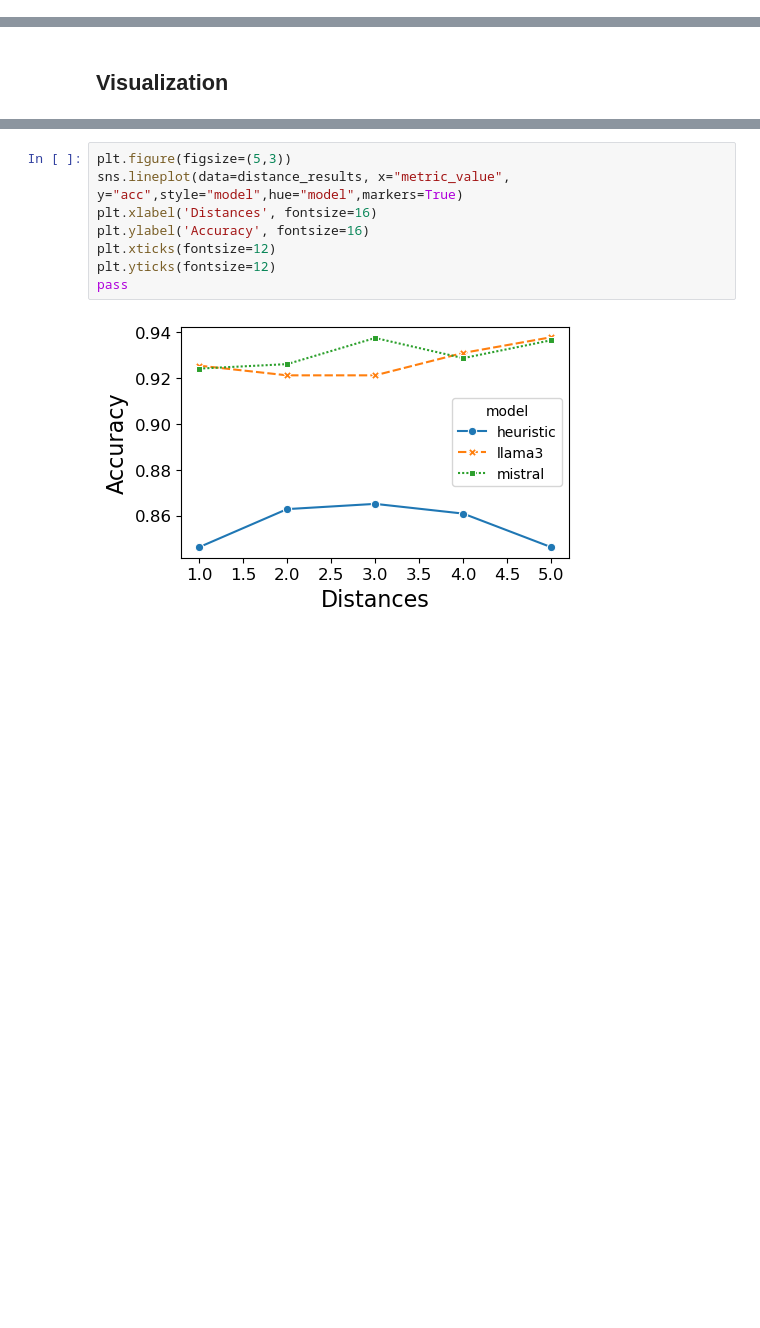
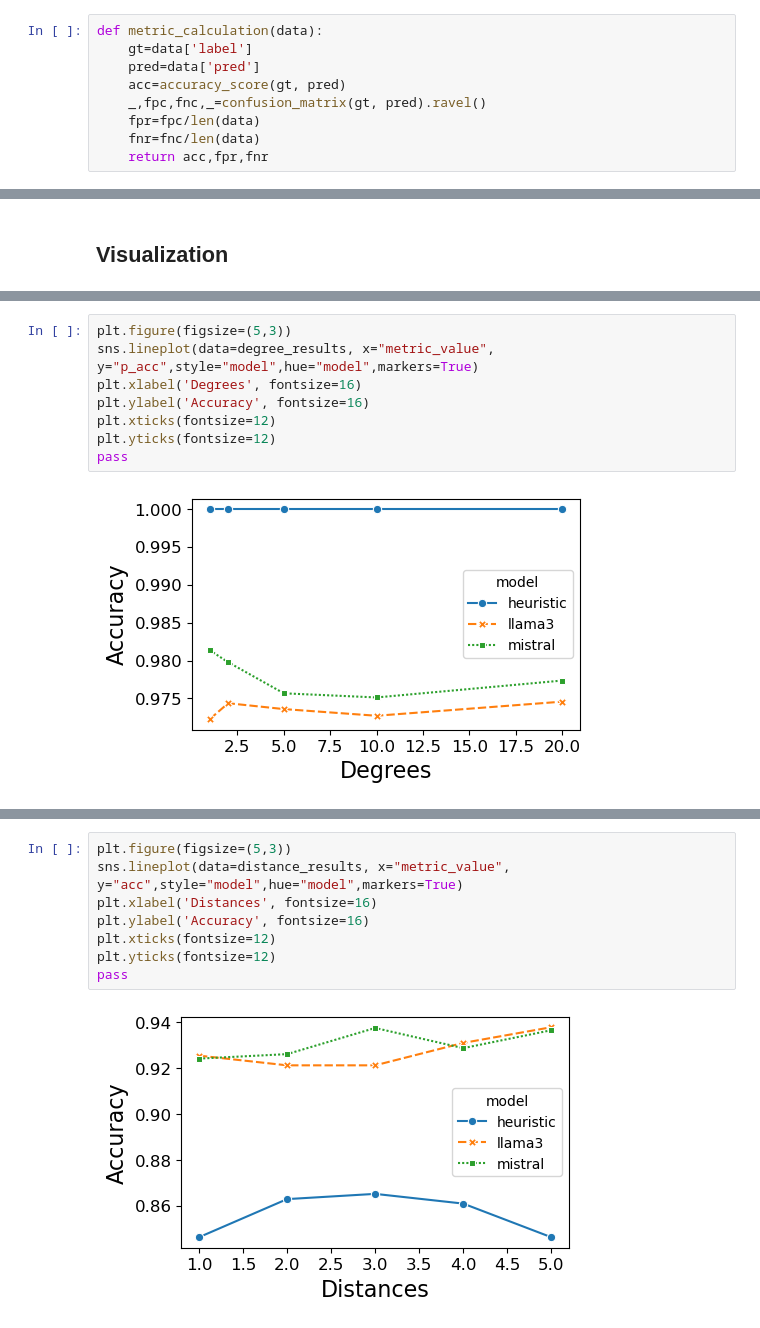
Before and after one commit to BeanHam/2024-spatial-data-integration, a Jupyter notebook: inference_results/inference_results.ipynb, the cells around one changed output, grey strips where cells are left out. Cells and saved outputs as stored; diff of their text form; blank space fills up the shorter version.

```diff
--- a/inference_results/inference_results.ipynb
+++ b/inference_results/inference_results.ipynb
@@ -8 +25,10 @@ from sklearn.metrics import accuracy_score, confusion_matrix
+# %%
+def metric_calculation(data):
+    gt=data['label']
+    pred=data['pred']
+    acc=accuracy_score(gt, pred)
+    _,fpc,fnc,_=confusion_matrix(gt, pred).ravel()
+    fpr=fpc/len(data)
+    fnr=fnc/len(data)
+    return acc,fpr,fnr
 # %%
@@ -64,0 +107,10 @@ pass
+# %%
+plt.figure(figsize=(5,3))
+sns.lineplot(data=degree_results, x="metric_value", y="p_acc",style="model",hue="model",markers=True)
+plt.xlabel('Degrees', fontsize=16)
+plt.ylabel('Accuracy', fontsize=16)
+plt.xticks(fontsize=12)
+plt.yticks(fontsize=12)
+pass
+# %% [output]
+[figure, added]
```
Also changed, not shown: parts of 22 cells of this notebook, 2 other files.
